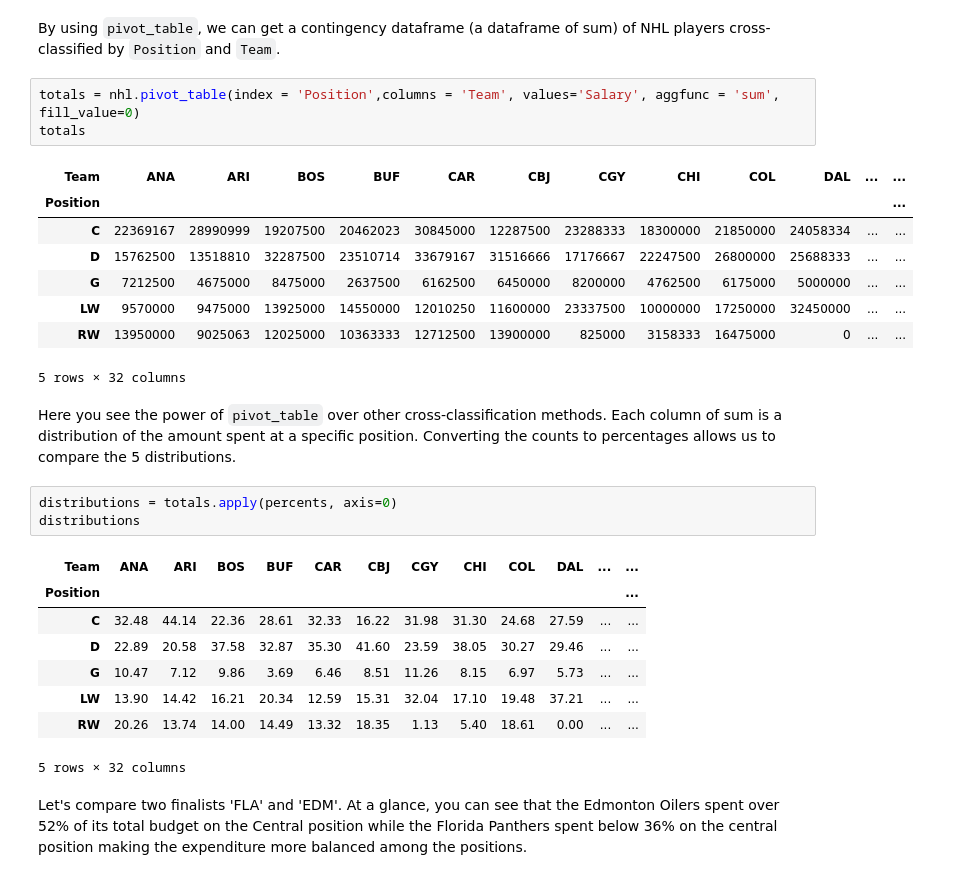
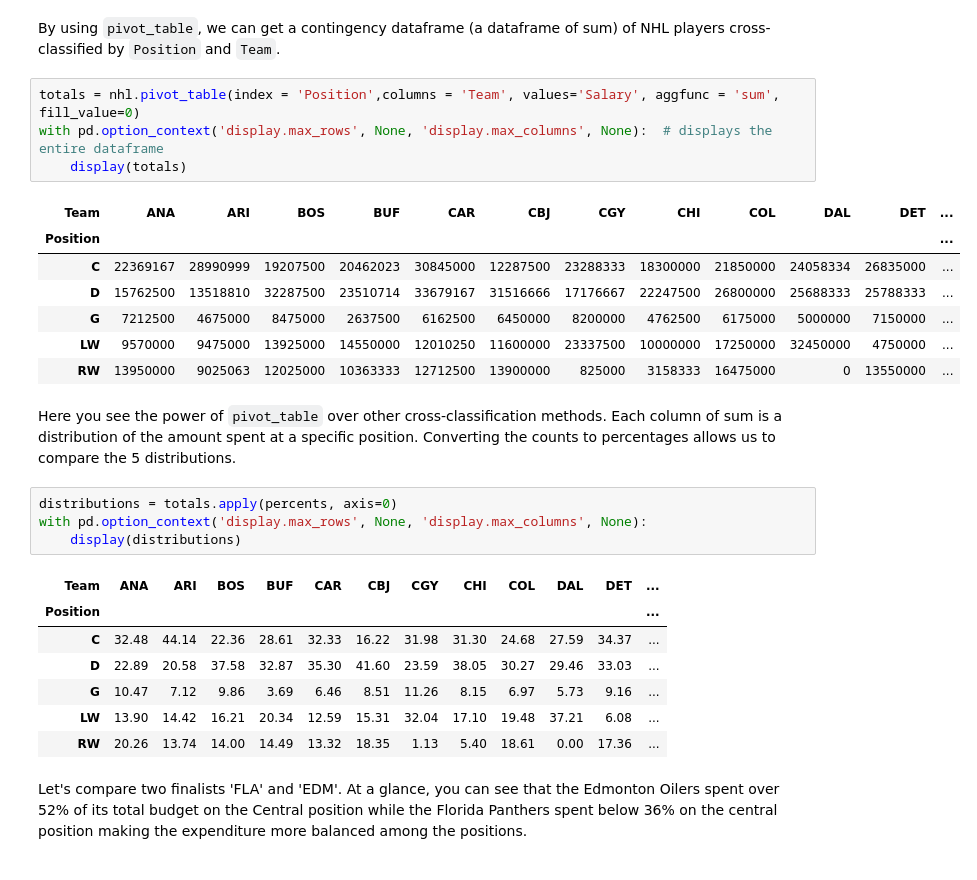
Before and after one commit to uofa-cmput195/referencebook, a Jupyter notebook: _build/jupyter_execute/chapters/03/3/Cross-Classifying_by_More_than_One_Variable.ipynb, the cells around one changed output. Saved outputs shown, nothing was run; the diff lists cells and outputs as text.

```diff
--- a/_build/jupyter_execute/chapters/03/3/Cross-Classifying_by_More_than_One_Variable.ipynb
+++ b/_build/jupyter_execute/chapters/03/3/Cross-Classifying_by_More_than_One_Variable.ipynb
@@ -192,30 +192,30 @@ We now have the distribution of Salaries among different positions in NHL. More
 By using `pivot_table`, we can get a contingency dataframe (a dataframe of sum) of NHL players cross-classified by `Position` and `Team`.
 # %%
 totals = nhl.pivot_table(index = 'Position',columns = 'Team', values='Salary', aggfunc = 'sum', fill_value=0)
-totals
+with pd.option_context('display.max_rows', None, 'display.max_columns', None):  # displays the entire dataframe
+    display(totals)
 # %% [output]
-| Team | ANA | ARI | BOS | BUF | CAR | CBJ | CGY | CHI | COL | DAL | ... | ... |
+| Team | ANA | ARI | BOS | BUF | CAR | CBJ | CGY | CHI | COL | DAL | DET | ... |
 | Position |  |  |  |  |  |  |  |  |  |  |  | ... |
-| C | 22369167 | 28990999 | 19207500 | 20462023 | 30845000 | 12287500 | 23288333 | 18300000 | 21850000 | 24058334 | ... | ... |
-| D | 15762500 | 13518810 | 32287500 | 23510714 | 33679167 | 31516666 | 17176667 | 22247500 | 26800000 | 25688333 | ... | ... |
-| G | 7212500 | 4675000 | 8475000 | 2637500 | 6162500 | 6450000 | 8200000 | 4762500 | 6175000 | 5000000 | ... | ... |
-| LW | 9570000 | 9475000 | 13925000 | 14550000 | 12010250 | 11600000 | 23337500 | 10000000 | 17250000 | 32450000 | ... | ... |
-| RW | 13950000 | 9025063 | 12025000 | 10363333 | 12712500 | 13900000 | 825000 | 3158333 | 16475000 | 0 | ... | ... |
+| C | 22369167 | 28990999 | 19207500 | 20462023 | 30845000 | 12287500 | 23288333 | 18300000 | 21850000 | 24058334 | 26835000 | ... |
+| D | 15762500 | 13518810 | 32287500 | 23510714 | 33679167 | 31516666 | 17176667 | 22247500 | 26800000 | 25688333 | 25788333 | ... |
+| G | 7212500 | 4675000 | 8475000 | 2637500 | 6162500 | 6450000 | 8200000 | 4762500 | 6175000 | 5000000 | 7150000 | ... |
+| LW | 9570000 | 9475000 | 13925000 | 14550000 | 12010250 | 11600000 | 23337500 | 10000000 | 17250000 | 32450000 | 4750000 | ... |
+| RW | 13950000 | 9025063 | 12025000 | 10363333 | 12712500 | 13900000 | 825000 | 3158333 | 16475000 | 0 | 13550000 | ... |
-5 rows × 32 columns
 # %% [markdown]
 Here you see the power of `pivot_table` over other cross-classification methods. Each column of sum is a distribution of the amount spent at a specific position. Converting the counts to percentages allows us to compare the 5 distributions.
 # %%
 distributions = totals.apply(percents, axis=0)
-distributions
+with pd.option_context('display.max_rows', None, 'display.max_columns', None):
+    display(distributions)
 # %% [output]
-| Team | ANA | ARI | BOS | BUF | CAR | CBJ | CGY | CHI | COL | DAL | ... | ... |
+| Team | ANA | ARI | BOS | BUF | CAR | CBJ | CGY | CHI | COL | DAL | DET | ... |
 | Position |  |  |  |  |  |  |  |  |  |  |  | ... |
-| C | 32.48 | 44.14 | 22.36 | 28.61 | 32.33 | 16.22 | 31.98 | 31.30 | 24.68 | 27.59 | ... | ... |
-| D | 22.89 | 20.58 | 37.58 | 32.87 | 35.30 | 41.60 | 23.59 | 38.05 | 30.27 | 29.46 | ... | ... |
-| G | 10.47 | 7.12 | 9.86 | 3.69 | 6.46 | 8.51 | 11.26 | 8.15 | 6.97 | 5.73 | ... | ... |
-| LW | 13.90 | 14.42 | 16.21 | 20.34 | 12.59 | 15.31 | 32.04 | 17.10 | 19.48 | 37.21 | ... | ... |
-| RW | 20.26 | 13.74 | 14.00 | 14.49 | 13.32 | 18.35 | 1.13 | 5.40 | 18.61 | 0.00 | ... | ... |
+| C | 32.48 | 44.14 | 22.36 | 28.61 | 32.33 | 16.22 | 31.98 | 31.30 | 24.68 | 27.59 | 34.37 | ... |
+| D | 22.89 | 20.58 | 37.58 | 32.87 | 35.30 | 41.60 | 23.59 | 38.05 | 30.27 | 29.46 | 33.03 | ... |
+| G | 10.47 | 7.12 | 9.86 | 3.69 | 6.46 | 8.51 | 11.26 | 8.15 | 6.97 | 5.73 | 9.16 | ... |
+| LW | 13.90 | 14.42 | 16.21 | 20.34 | 12.59 | 15.31 | 32.04 | 17.10 | 19.48 | 37.21 | 6.08 | ... |
+| RW | 20.26 | 13.74 | 14.00 | 14.49 | 13.32 | 18.35 | 1.13 | 5.40 | 18.61 | 0.00 | 17.36 | ... |
-5 rows × 32 columns
 # %% [markdown]
 Let's compare two finalists 'FLA' and 'EDM'. At a glance, you can see that the Edmonton Oilers spent over 52% of its total budget on the Central position while the Florida Panthers spent below 36% on the central position making the expenditure more balanced among the positions.
 # %%
```
Also changed, not shown: parts of 1 cell of this notebook, 4 other files.
